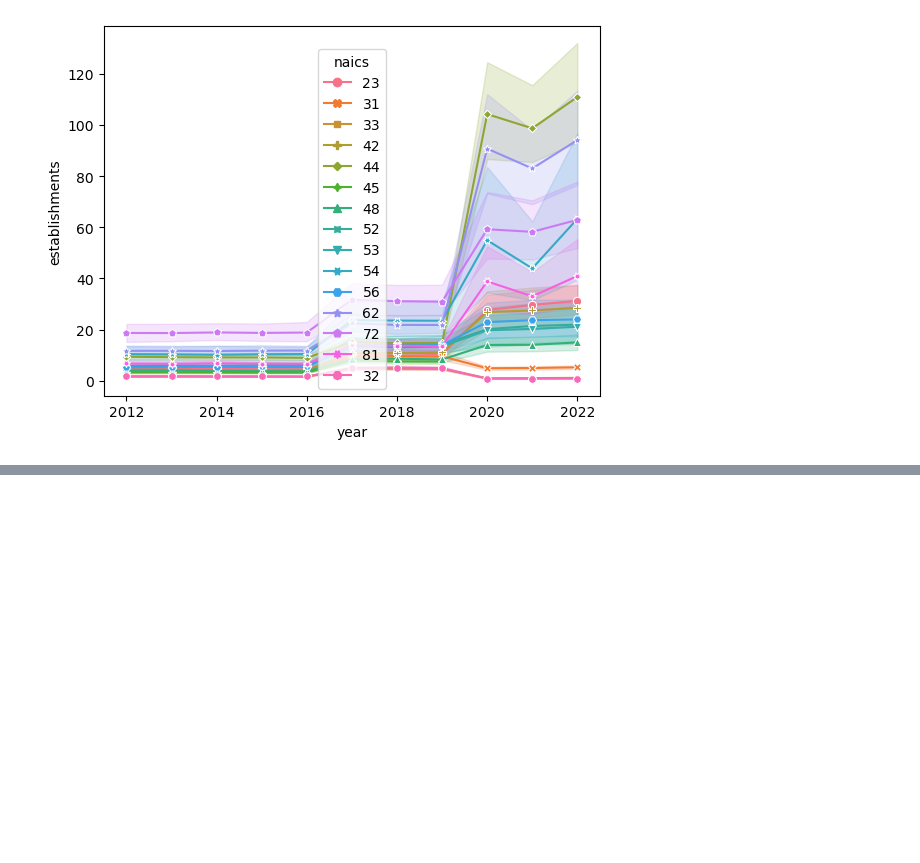
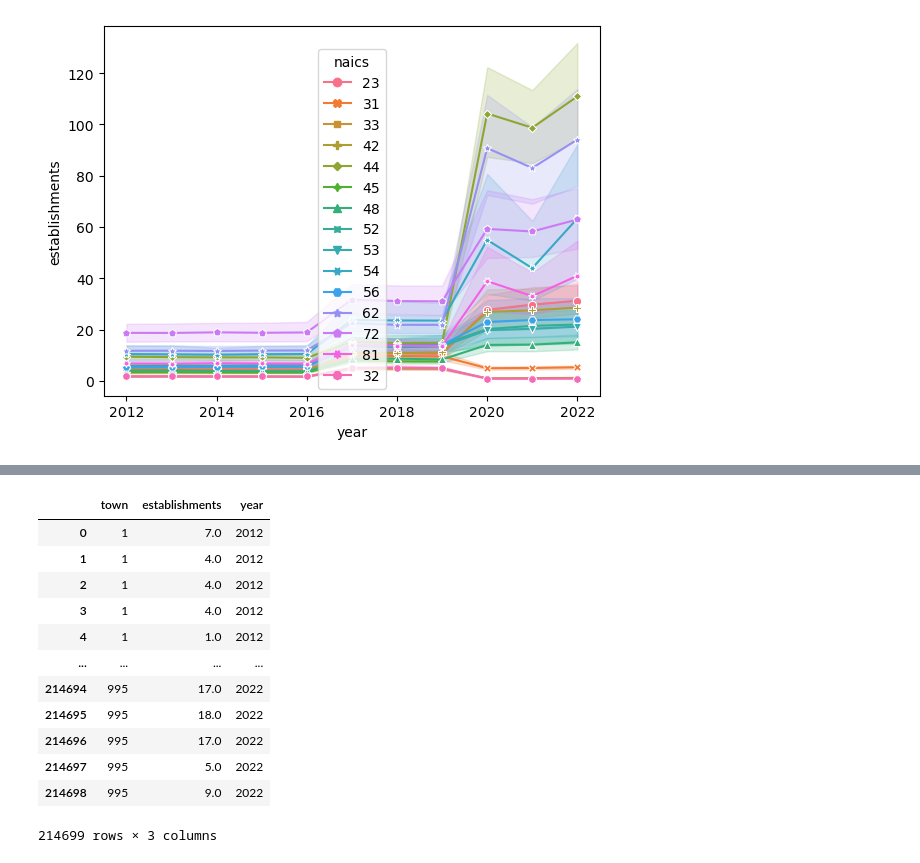
Before and after one commit to nessajimenez/pr-biz-patterns, a Jupyter notebook: Graphs from Clean Data.ipynb, the cells around one changed output, grey strips where cells are left out. Saved outputs shown, nothing was run; the diff lists cells and outputs as text; code cells hidden in the pictures; blank space fills up the shorter version.

```diff
--- a/Graphs from Clean Data.ipynb
+++ b/Graphs from Clean Data.ipynb
@@ -89,0 +128,18 @@ plt.show()
+# %%
+df12_22heat = df12_22.drop(['naics'], axis=1)
+
+df12_22heat
+# %% [output]
+|  | town | establishments | year |
+| 0 | 1 | 7.0 | 2012 |
+| 1 | 1 | 4.0 | 2012 |
+| 2 | 1 | 4.0 | 2012 |
+| 3 | 1 | 4.0 | 2012 |
+| 4 | 1 | 1.0 | 2012 |
+| ... | ... | ... | ... |
+| 214694 | 995 | 17.0 | 2022 |
+| 214695 | 995 | 18.0 | 2022 |
+| 214696 | 995 | 17.0 | 2022 |
+| 214697 | 995 | 5.0 | 2022 |
+| 214698 | 995 | 9.0 | 2022 |
+214699 rows × 3 columns
```
Also changed, not shown: parts of 4 cells of this notebook, 3 other files.
